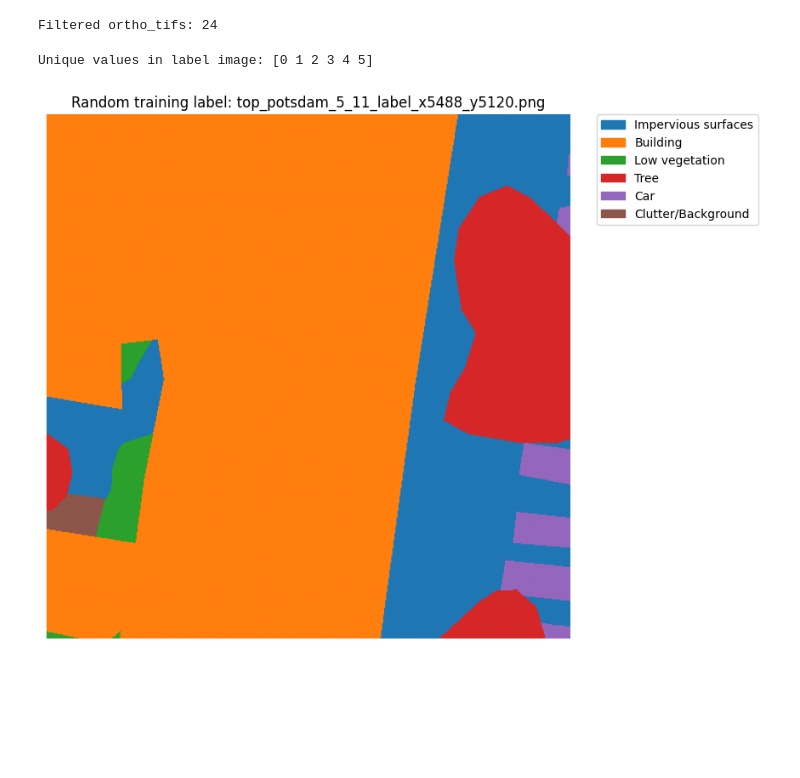
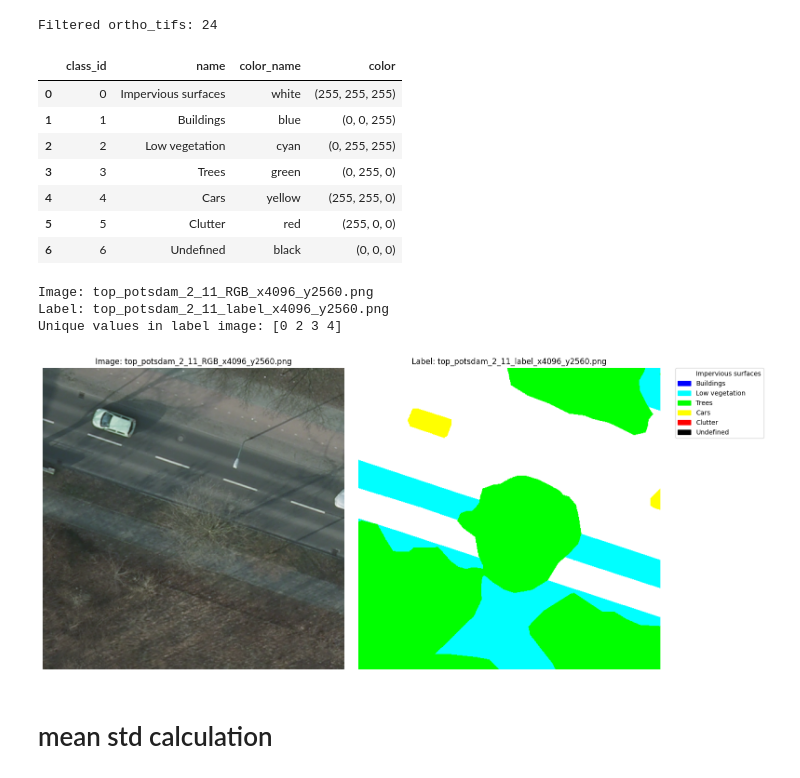
Before and after one commit to mzsuetam/computational-intelligence-proj, a Jupyter notebook: notebooks/data-preparation.ipynb, the cells around one changed output. Cells and saved outputs as stored; diff of their text form; code cells hidden in the pictures; blank space fills up the shorter version.

Commit message:
Trained cse

```diff
--- a/notebooks/data-preparation.ipynb
+++ b/notebooks/data-preparation.ipynb
@@ -14,10 +14,10 @@ import rasterio
 > Images are cropped into 512 × 512 patches for Potsdam and into 256 × 256 for Vaihingen in a non-
 > overlapping fashion for the model training and validation.
 # %%
-ROOT = Path('.').resolve().parent
+ROOT_DIR = Path('.').resolve().parent
 
-DATASET_DIR = ROOT / "datasets"
-POTSDAM_DIR = DATASET_DIR / "Potsdam"
+DATASETS_DIR = ROOT_DIR / "datasets"
+POTSDAM_DIR = DATASETS_DIR / "Potsdam"
 assert POTSDAM_DIR.exists(), f"Potsdam dataset not found in {POTSDAM_DIR}"
 # %%
 ortho = POTSDAM_DIR / "2_Ortho_RGB"
@@ -51,10 +51,10 @@ def filter_tiles(ortho, label) -> int:
         return 1   # validation
     else:
         return 0   # training
+# %%
+OUT_DIR = DATASETS_DIR / "Potsdam-tiles-512"
+OUT_DIR.mkdir(exist_ok=True)
 # %%
-OUT_DIR = DATASET_DIR / "Potsdam-tiles-512"
-OUT_DIR.mkdir(exist_ok=True)
-
 for ortho_tif in tqdm(ortho_tifs_filtered):
     label_tif = labels / ortho_tif.name.replace("_RGB", LABEL_POSTFIX)
 
@@ -132,7 +129,20 @@ import matplotlib.pyplot as plt
 postdam_static = DATASETS_DIR/'Potsdam-static'
 df_classes = pd.read_csv(postdam_static/'classes.csv')
 df_classes
+# %% [output]
+|  | class_id | name | color_name | color |
+| 0 | 0 | Impervious surfaces | white | (255, 255, 255) |
+| 1 | 1 | Buildings | blue | (0, 0, 255) |
+| 2 | 2 | Low vegetation | cyan | (0, 255, 255) |
+| 3 | 3 | Trees | green | (0, 255, 0) |
+| 4 | 4 | Cars | yellow | (255, 255, 0) |
+| 5 | 5 | Clutter | red | (255, 0, 0) |
+| 6 | 6 | Undefined | black | (0, 0, 0) |
 # %%
+import matplotlib.pyplot as plt
+from matplotlib.patches import Patch
+from matplotlib.colors import ListedColormap
+
 def hex2rgb(hex_color):
     if isinstance(hex_color, tuple) or isinstance(hex_color, list):
         return tuple(hex_color)
@@ -151,7 +161,7 @@ ssd_cmap = ListedColormap(
 
 potsdam_plot_kwargs = {
     'vmin': 0,
-    'vmax': 10,  # Align with tab10's range
+    'vmax': len(df_classes) - 1,
     'cmap': ssd_cmap
 }
 
@@ -167,26 +177,50 @@ potsdam_legend_kwargs = {
 # %%
 import random
 import numpy as np
 import cv2
 
-# Get all training label paths
-train_label_dir = OUT_DIR / "train" / "labels"
-train_label_paths = list(train_label_dir.glob("*.png"))
 
-# Pick a random label file
-random_label_path = random.choice(train_label_paths)
-# Load the label image
-random_label_img = cv2.imread(str(random_label_path), cv2.IMREAD_GRAYSCALE)
+# train_label_dir = OUT_DIR / "train" / "labels"
+# train_label_paths = list(train_label_dir.glob("*.png"))
 
-print("Unique values in label image:", np.unique(random_label_img))
+train_image_dir = OUT_DIR / "train" / "images"
+train_image_paths = list(train_image_dir.glob("*.png"))
 
-plt.figure(figsize=(10, 8))
-plt.imshow(random_label_img, **potsdam_plot_kwargs)
-plt.legend(**potsdam_legend_kwargs)
-plt.title(f"Random training label: {random_label_path.name}")
+# Get all training image and label paths
+idx = random.randint(0, len(train_image_paths) - 1)
+img_path = train_image_paths[idx]
+label_path = OUT_DIR / "train" / "labels" / img_path.name.replace("_RGB", LABEL_POSTFIX)
+
+# Load the image (RGB)
+img = cv2.imread(str(img_path), cv2.IMREAD_UNCHANGED)
+img = cv2.cvtColor(img, cv2.COLOR_BGR2RGB)
+
+# Load the label (grayscale)
+label_img = cv2.imread(str(label_path), cv2.IMREAD_GRAYSCALE)
+
+print("Image:", img_path.name)
+print("Label:", label_path.name)
+print("Unique values in label image:", np.unique(label_img))
+
+plt.figure(figsize=(16, 7))
+plt.subplot(1, 2, 1)
+plt.imshow(img)
+plt.title(f"Image: {img_path.name}")
 plt.axis('off')
 
+plt.subplot(1, 2, 2)
+plt.imshow(label_img, **potsdam_plot_kwargs)
+plt.legend(**potsdam_legend_kwargs)
+plt.title(f"Label: {label_path.name}")
+plt.axis('off')
+
+
+plt.tight_layout()
 plt.show()
 # %% [output]
-Unique values in label image: [0 1 2 3 4 5]
+Image: top_potsdam_2_11_RGB_x4096_y2560.png
+Label: top_potsdam_2_11_label_x4096_y2560.png
+Unique values in label image: [0 2 3 4]
-[figure, old version]
+[figure, new version]
+# %% [markdown]
+# mean std calculation
```
Also changed, not shown: parts of 8 cells of this notebook, 8 other files.
